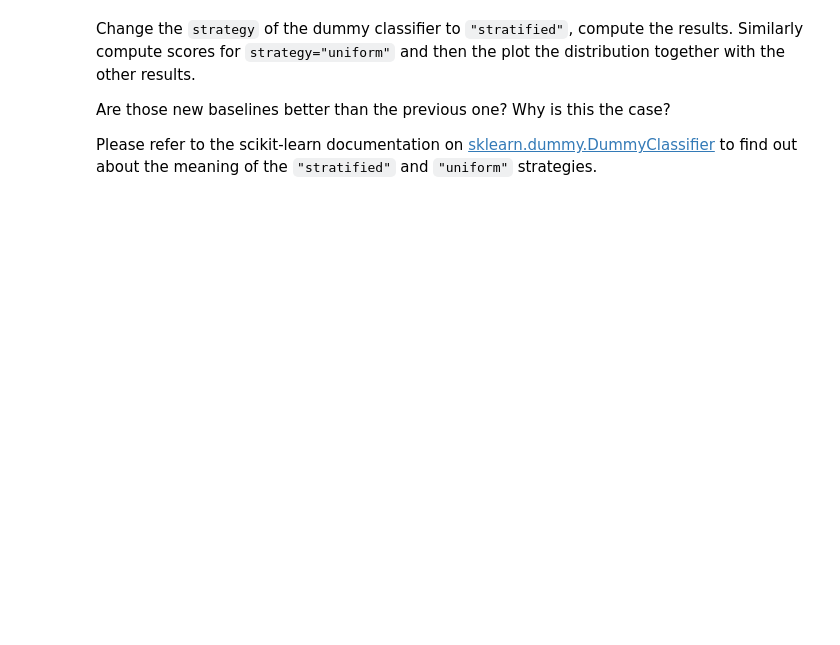
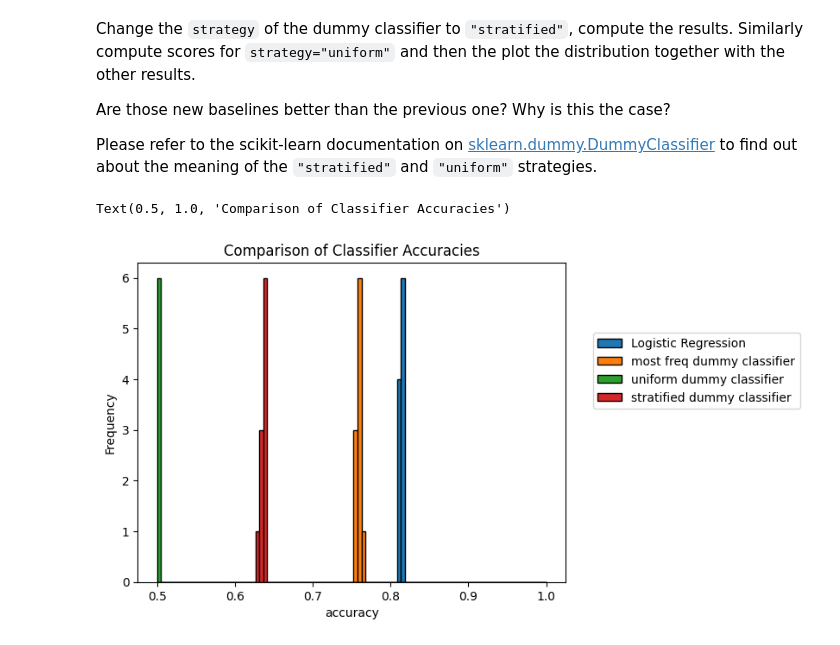
Before and after one commit to Luluhmm/week3ML, a Jupyter notebook: notebooks/cross_validation_M7.01.ipynb, the cells around one changed output. Drawn from its saved outputs; the diff is of its cells as text; code cells hidden in the pictures; blank space fills up the shorter version.

```diff
--- a/notebooks/cross_validation_M7.01.ipynb
+++ b/notebooks/cross_validation_M7.01.ipynb
@@ -163,0 +173,35 @@ strategies.
+# %%
+# Write your code here.
+#stratification is when the propotion of classes arent blanaced but we want to keep the same propotion in each fold to avoid bias and misleading results
+stratified_dummy = DummyClassifier(strategy="stratified")
+cv_results_stratified = cross_validate(
+    stratified_dummy, data, target, cv=cv, n_jobs=2
+)
+test_score_stratified = pd.Series(
+    cv_results_stratified["test_score"], name="stratified dummy classifier"
+)
+# %%
+uniform_dummy = DummyClassifier(strategy="uniform")
+cv_results_uniform = cross_validate(
+    uniform_dummy, data, target, cv=cv, n_jobs=2
+)
+test_score_uniform = pd.Series(
+    cv_results_uniform["test_score"], name="uniform dummy classifier"
+)
+# %%
+all_test_scores = pd.concat(
+    [
+        test_score_logistic_regression,
+        test_score,
+        test_score_uniform,
+        test_score_stratified,
+    ],
+    axis="columns",
+)
+all_test_scores.plot.hist(bins=bins, edgecolor="black")
+plt.legend(bbox_to_anchor=(1.05, 0.8), loc="upper left")
+plt.xlabel("accuracy")
+plt.title("Comparison of Classifier Accuracies")
+# %% [output]
+Text(0.5, 1.0, 'Comparison of Classifier Accuracies')
+[figure, added]
```
Also changed, not shown: parts of 3 cells of this notebook.
